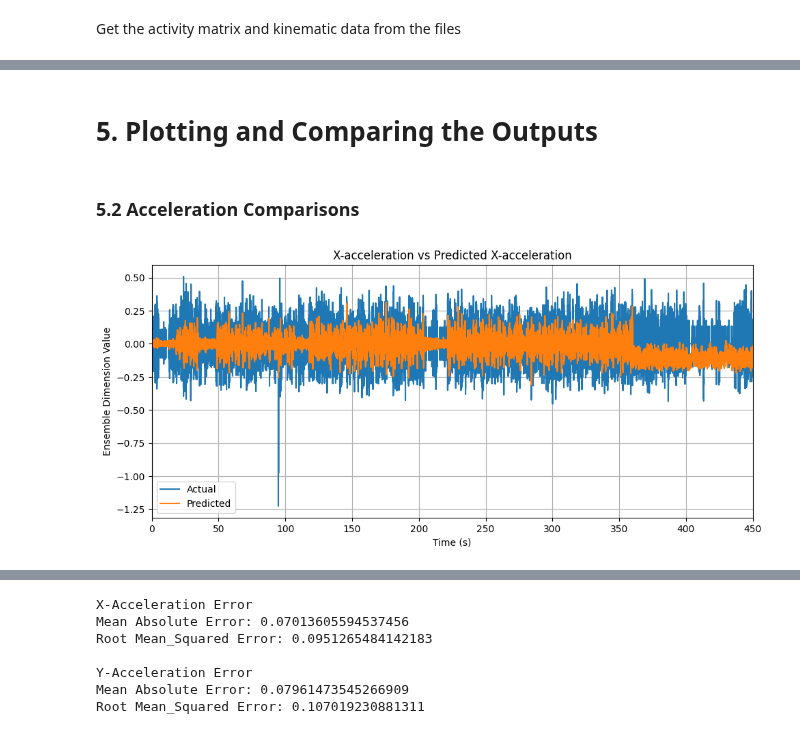
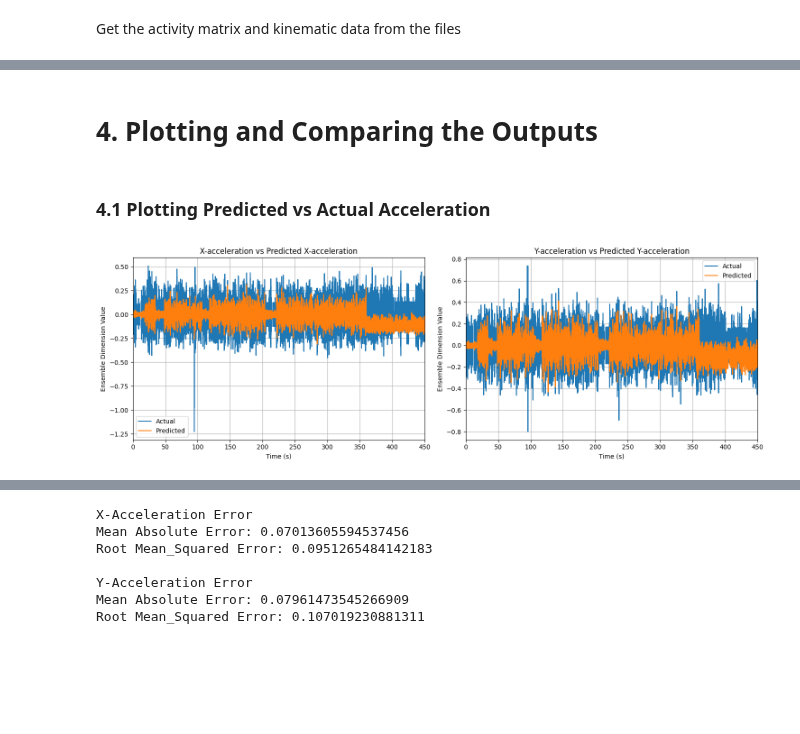
Before and after one commit to WAT-ai/BCI-Signal-Decoding, a Jupyter notebook: src/RLM - Recurent/RLM-A.ipynb, the cells around one changed output, grey strips where cells are left out. Cells and saved outputs as stored; diff of their text form; code cells hidden in the pictures; blank space fills up the shorter version.

```diff
--- a/src/RLM - Recurent/RLM-A.ipynb
+++ b/src/RLM - Recurent/RLM-A.ipynb
@@ -25,4 +25,4 @@ There should be four files: MM_S1_raw.csv, MT_S1_raw.csv, MT_S2_raw.csv, MT_S3_r
 monkey = "MM_S1"
 
 # Datapath to get the raw data file (Stored in DataExtraction)
-datafile_path = r"..\\..\\Data Extraction\\Old\\"+monkey+"_raw.csv"
+datafile_path = r"..\\..\\Data Extraction\\"+monkey+"_raw.csv"
@@ -142,18 +142,32 @@ Simulation finished in 0:15:19.
 [figure]
 # %% [markdown]
-# 5. Plotting and Comparing the Outputs
+# 4. Plotting and Comparing the Outputs
-# %% [markdown]
-### 5.2 Acceleration Comparisons
+# %% [markdown]
+### 4.1 Plotting Predicted vs Actual Acceleration
 # %%
-fig, pl = plt.subplots(1, 1)
-fig.subplots_adjust(right=1.5)
-pl.plot(sim.trange(), kin_data[0, 0:len(sim.trange())])
-pl.plot(sim.trange(), sim.data[p_post][:, 0])
-pl.set_title("X-acceleration vs Predicted X-acceleration")
-pl.set_xlim((0,np.max(sim.trange())))
-pl.set_xlabel("Time (s)")
-pl.set_ylabel("Ensemble Dimension Value")
-pl.legend(["Actual", "Predicted"])
-pl.grid()
+fig, (ax1, ax2) = plt.subplots(1, 2)
+fig.set_figheight(5)
+fig.set_figwidth(15)
+
+ax1.plot(sim.trange(), kin_data[0, 0:len(sim.trange())])
+ax1.plot(sim.trange(), sim.data[p_post][:, 0])
+ax1.set_title("X-acceleration vs Predicted X-acceleration")
+ax1.set_xlim((0,np.max(sim.trange())))
+ax1.set_xlabel("Time (s)")
+ax1.set_ylabel("Ensemble Dimension Value")
+ax1.legend(["Actual", "Predicted"])
+ax1.grid()
+
+ax2.plot(sim.trange(), kin_data[1, 0:len(sim.trange())])
+ax2.plot(sim.trange(), sim.data[p_post][:, 1])
+ax2.set_title("Y-acceleration vs Predicted Y-acceleration")
+ax2.set_xlim((0,np.max(sim.trange())))
+ax2.set_xlabel("Time (s)")
+ax2.set_ylabel("Ensemble Dimension Value")
+ax2.legend(["Actual", "Predicted"])
+ax2.grid()
+
+fig.tight_layout()
+plt.show()
 # %% [output]
-[figure, old version]
+[figure, new version]
```
Also changed, not shown: parts of 23 cells of this notebook.
